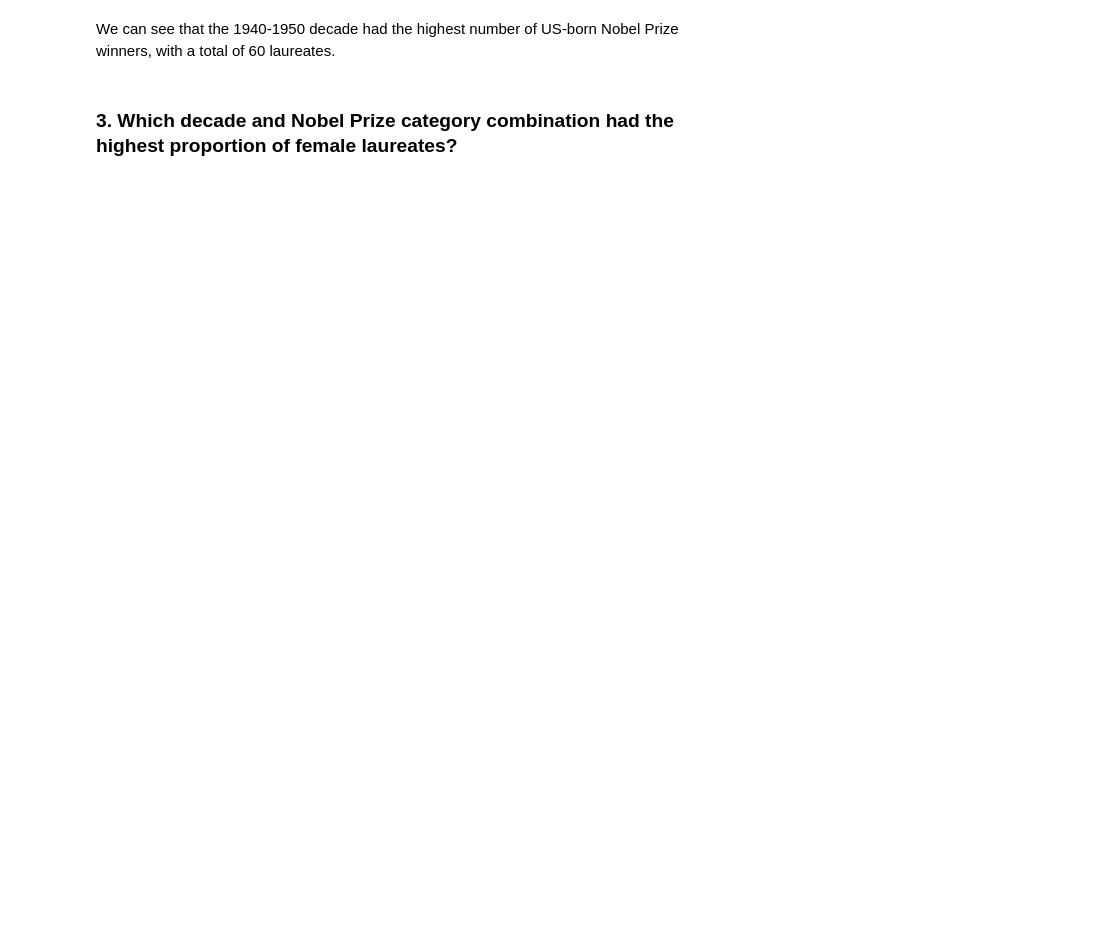
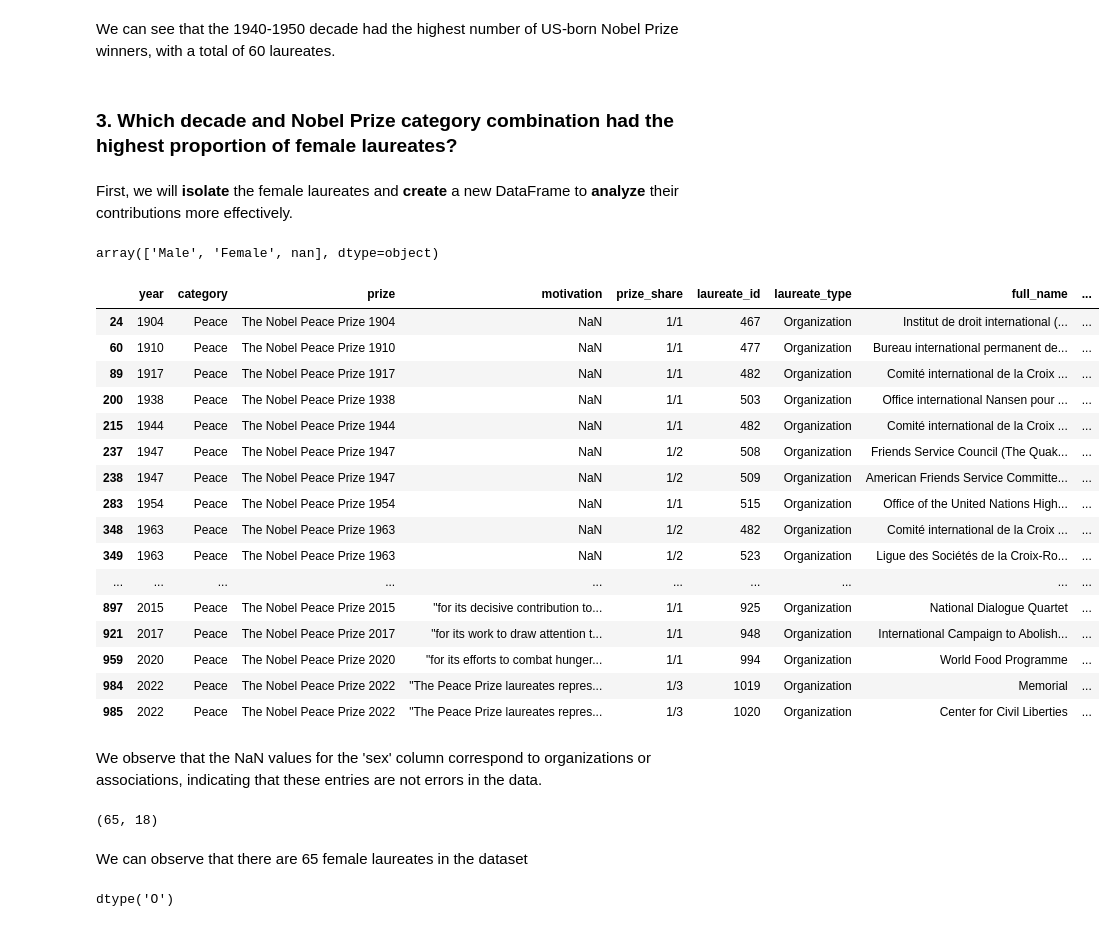
Before and after one commit to Mnr04/Data_Bootcamps_Projects, a Jupyter notebook: Visualizing_Nobel_Prize_Winners.ipynb, the cells around one changed output. Saved outputs shown, nothing was run; the diff lists cells and outputs as text; code cells hidden in the pictures; blank space fills up the shorter version.

```diff
--- a/Visualizing_Nobel_Prize_Winners.ipynb
+++ b/Visualizing_Nobel_Prize_Winners.ipynb
@@ -294,3 +171,31 @@ Text(0.5, 1.0, 'Decadal Comparison of US-Born Nobel Prize Winners')
 We can see that the 1940-1950 decade had the highest number of US-born Nobel Prize winners, with a total of 60 laureates.
 # %% [markdown]
 ### 3. Which decade and Nobel Prize category combination had the highest proportion of female laureates?
+# %% [markdown]
+First, we will **isolate** the female laureates and **create** a new DataFrame to **analyze** their contributions more effectively.
+# %%
+df["sex"].unique()
+# %% [output]
+array(['Male', 'Female', nan], dtype=object)
+# %%
+df[pd.isna(df['sex'])]
+# %% [output]
+|  | year | category | prize | motivation | prize_share | laureate_id | laureate_type | full_name | ... |
+| 24 | 1904 | Peace | The Nobel Peace Prize 1904 | NaN | 1/1 | 467 | Organization | Institut de droit international (... | ... |
+| 60 | 1910 | Peace | The Nobel Peace Prize 1910 | NaN | 1/1 | 477 | Organization | Bureau international permanent de... | ... |
+| 89 | 1917 | Peace | The Nobel Peace Prize 1917 | NaN | 1/1 | 482 | Organization | Comité international de la Croix ... | ... |
+| 200 | 1938 | Peace | The Nobel Peace Prize 1938 | NaN | 1/1 | 503 | Organization | Office international Nansen pour ... | ... |
+| 215 | 1944 | Peace | The Nobel Peace Prize 1944 | NaN | 1/1 | 482 | Organization | Comité international de la Croix ... | ... |
+| 237 | 1947 | Peace | The Nobel Peace Prize 1947 | NaN | 1/2 | 508 | Organization | Friends Service Council (The Quak... | ... |
+| 238 | 1947 | Peace | The Nobel Peace Prize 1947 | NaN | 1/2 | 509 | Organization | American Friends Service Committe... | ... |
+| 283 | 1954 | Peace | The Nobel Peace Prize 1954 | NaN | 1/1 | 515 | Organization | Office of the United Nations High... | ... |
+| 348 | 1963 | Peace | The Nobel Peace Prize 1963 | NaN | 1/2 | 482 | Organization | Comité international de la Croix ... | ... |
+| 349 | 1963 | Peace | The Nobel Peace Prize 1963 | NaN | 1/2 | 523 | Organization | Ligue des Sociétés de la Croix-Ro... | ... |
+| ... | ... | ... | ... | ... | ... | ... | ... | ... | ... |
+| 897 | 2015 | Peace | The Nobel Peace Prize 2015 | "for its decisive contribution to... | 1/1 | 925 | Organization | National Dialogue Quartet | ... |
+| 921 | 2017 | Peace | The Nobel Peace Prize 2017 | "for its work to draw attention t... | 1/1 | 948 | Organization | International Campaign to Abolish... | ... |
+| 959 | 2020 | Peace | The Nobel Peace Prize 2020 | "for its efforts to combat hunger... | 1/1 | 994 | Organization | World Food Programme | ... |
+| 984 | 2022 | Peace | The Nobel Peace Prize 2022 | "The Peace Prize laureates repres... | 1/3 | 1019 | Organization | Memorial | ... |
+| 985 | 2022 | Peace | The Nobel Peace Prize 2022 | "The Peace Prize laureates repres... | 1/3 | 1020 | Organization | Center for Civil Liberties | ... |
+# %% [markdown]
+We observe that the NaN values for the 'sex' column correspond to organizations or associations, indicating that these entries are not errors in the data.
@@ -296,0 +204,10 @@ We can see that the 1940-1950 decade had the highest number of US-born Nobel Pri
+# %%
+female_laureates.shape
+# %% [output]
+(65, 18)
+# %% [markdown]
+We can observe that there are 65 female laureates in the dataset
+# %%
+female_laureates["birth_date"].dtype
+# %% [output]
+dtype('O')
```
Also changed, not shown: parts of 48 cells of this notebook.
